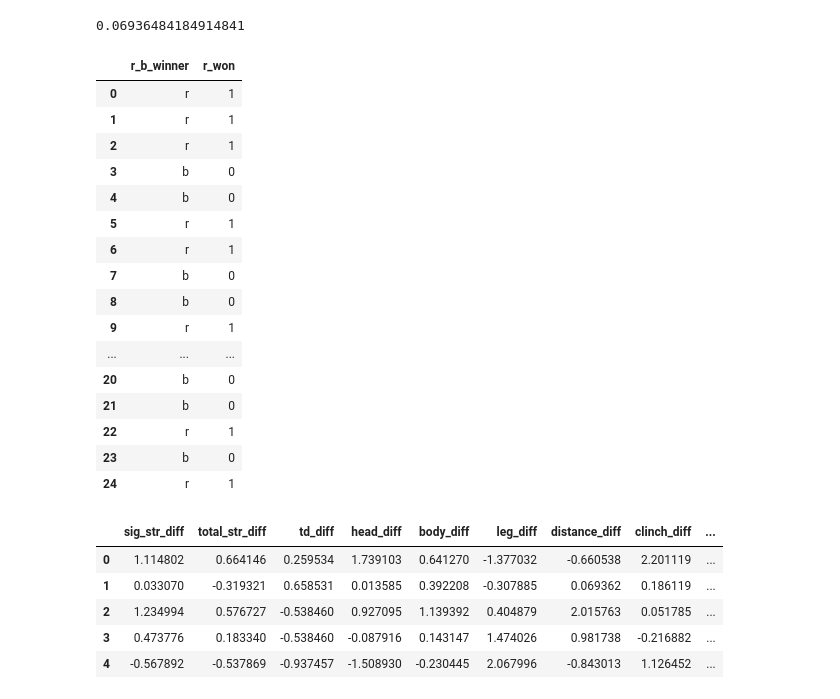
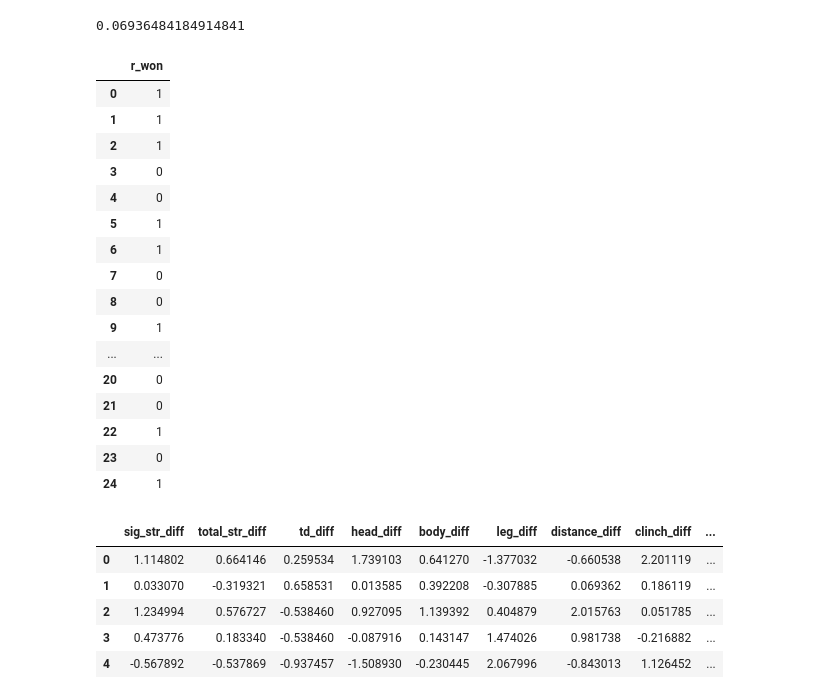
Before and after one commit to pauljabernathy/demo, a Jupyter notebook: logistic.ipynb, the cells around one changed output. Cells and saved outputs as stored; diff of their text form; code cells hidden in the pictures.

```diff
--- a/logistic.ipynb
+++ b/logistic.ipynb
@@ -35,6 +35,8 @@ def winner_b_r(row):
         return 'None'
 # %%
 fights['r_b_winner'] = fights.apply(lambda row: winner_b_r(row), axis=1)
+# %%
+fights['r_won'] = fights.r_b_winner.apply(lambda x: 1 if x == 'r' else 0)
 # %%
 fights.head()[['r_fighter', 'b_fighter', 'winner', 'r_b_winner']]
 # %% [output]
@@ -65,7 +67,7 @@ diff_columns
  'clinch_diff',
  'ground_diff']
 # %%
-diffs = fights[diff_columns + ['r_b_winner']]
+diffs = fights[diff_columns + ['r_won']]
 diffs.head(10)
 # %% [output]
 |  | sig_str_diff | total_str_diff | td_diff | head_diff | body_diff | leg_diff | distance_diff | clinch_diff | ... |
@@ -174,25 +172,23 @@ scaled_diffs.head()
 # %%
 # A couple of them look like they were correctly converted.
 # Now I think we should convert the target column to 1 / 0 because I think that is what logistic regression wants.
-# %%
-scaled_diffs['r_won'] = scaled_diffs.r_b_winner.apply(lambda x: 1 if x == 'r' else 0)
 # %%
-scaled_diffs.head(25)[['r_b_winner', 'r_won']]
+scaled_diffs.head(25)[['r_won']]
 # %% [output]
-|  | r_b_winner | r_won |
-| 0 | r | 1 |
-| 1 | r | 1 |
-| 2 | r | 1 |
-| 3 | b | 0 |
-| 4 | b | 0 |
-| 5 | r | 1 |
-| 6 | r | 1 |
-| 7 | b | 0 |
-| 8 | b | 0 |
-| 9 | r | 1 |
-| ... | ... | ... |
-| 20 | b | 0 |
-| 21 | b | 0 |
-| 22 | r | 1 |
-| 23 | b | 0 |
-| 24 | r | 1 |
+|  | r_won |
+| 0 | 1 |
+| 1 | 1 |
+| 2 | 1 |
+| 3 | 0 |
+| 4 | 0 |
+| 5 | 1 |
+| 6 | 1 |
+| 7 | 0 |
+| 8 | 0 |
+| 9 | 1 |
+| ... | ... |
+| 20 | 0 |
+| 21 | 0 |
+| 22 | 1 |
+| 23 | 0 |
+| 24 | 1 |
```
Also changed, not shown: parts of 18 cells of this notebook, 20 other files.
